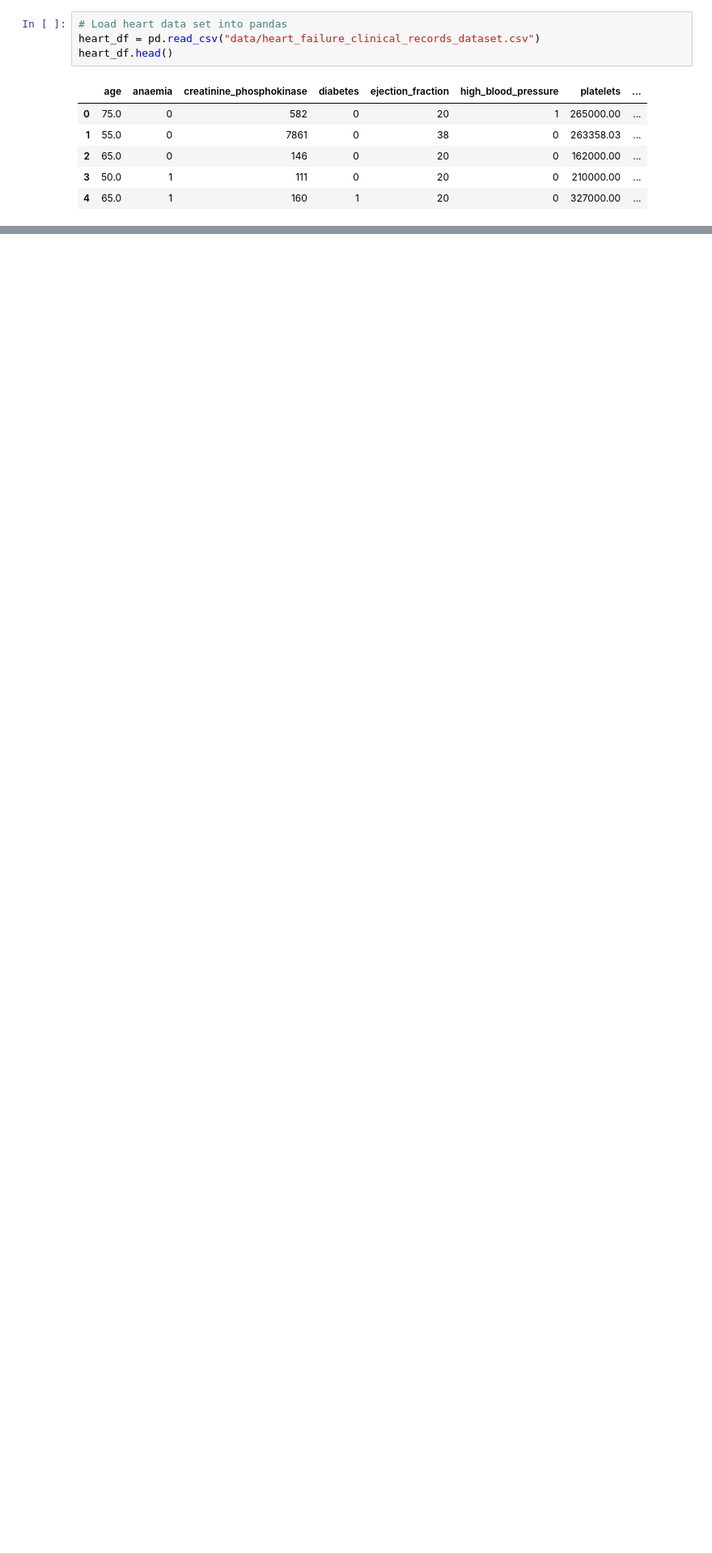
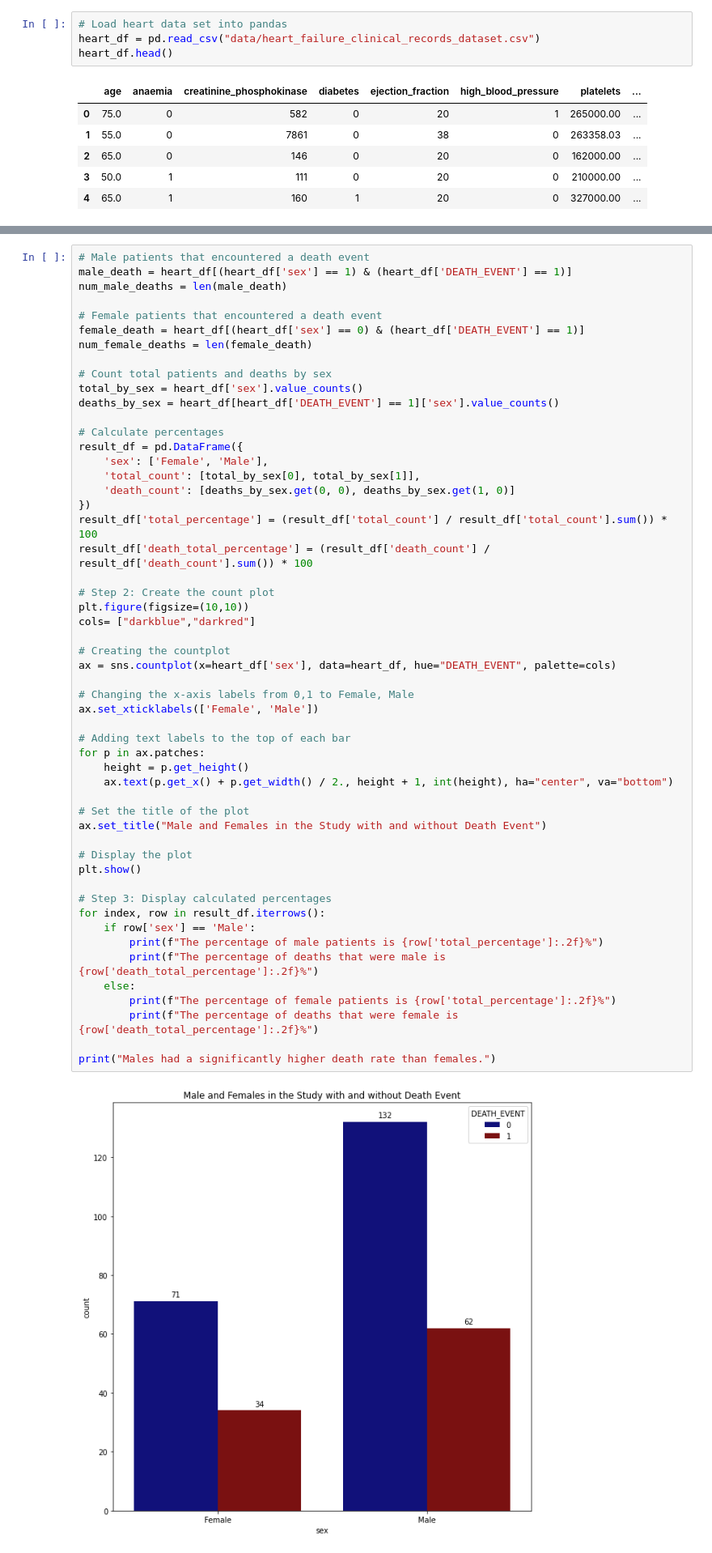
Before and after one commit to faiyted/Project-Cardiac-Disease, a Jupyter notebook: Group-Project.ipynb, the cells around one changed output, grey strips where cells are left out. Shown at 81% size. Drawn from its saved outputs; the diff is of its cells as text; blank space fills up the shorter version.

```diff
--- a/Group-Project.ipynb
+++ b/Group-Project.ipynb
@@ -101,0 +59,55 @@ plt.show()
+# %%
+# Male patients that encountered a death event
+male_death = heart_df[(heart_df['sex'] == 1) & (heart_df['DEATH_EVENT'] == 1)]
+num_male_deaths = len(male_death)
+
+# Female patients that encountered a death event
+female_death = heart_df[(heart_df['sex'] == 0) & (heart_df['DEATH_EVENT'] == 1)]
+num_female_deaths = len(female_death)
+
+# Count total patients and deaths by sex
+total_by_sex = heart_df['sex'].value_counts()
+deaths_by_sex = heart_df[heart_df['DEATH_EVENT'] == 1]['sex'].value_counts()
+
+# Calculate percentages
+result_df = pd.DataFrame({
+    'sex': ['Female', 'Male'],
+    'total_count': [total_by_sex[0], total_by_sex[1]],
+    'death_count': [deaths_by_sex.get(0, 0), deaths_by_sex.get(1, 0)]
+})
+result_df['total_percentage'] = (result_df['total_count'] / result_df['total_count'].sum()) * 100
+result_df['death_total_percentage'] = (result_df['death_count'] / result_df['death_count'].sum()) * 100
+
+# Step 2: Create the count plot
+plt.figure(figsize=(10,10))
+cols= ["darkblue","darkred"]
+
+# Creating the countplot
+ax = sns.countplot(x=heart_df['sex'], data=heart_df, hue="DEATH_EVENT", palette=cols)
+
+# Changing the x-axis labels from 0,1 to Female, Male
+ax.set_xticklabels(['Female', 'Male'])
+
+# Adding text labels to the top of each bar
+for p in ax.patches:
+    height = p.get_height()
+    ax.text(p.get_x() + p.get_width() / 2., height + 1, int(height), ha="center", va="bottom")
+
+# Set the title of the plot
+ax.set_title("Male and Females in the Study with and without Death Event")
+
+# Display the plot
+plt.show()
+
+# Step 3: Display calculated percentages
+for index, row in result_df.iterrows():
+    if row['sex'] == 'Male':
+        print(f"The percentage of male patients is {row['total_percentage']:.2f}%")
+        print(f"The percentage of deaths that were male is {row['death_total_percentage']:.2f}%")
+    else:
+        print(f"The percentage of female patients is {row['total_percentage']:.2f}%")
+        print(f"The percentage of deaths that were female is {row['death_total_percentage']:.2f}%")
+
+print("Males had a significantly higher death rate than females.")
+# %% [output]
+[figure, added]
```
Also changed, not shown: parts of 9 cells of this notebook.
